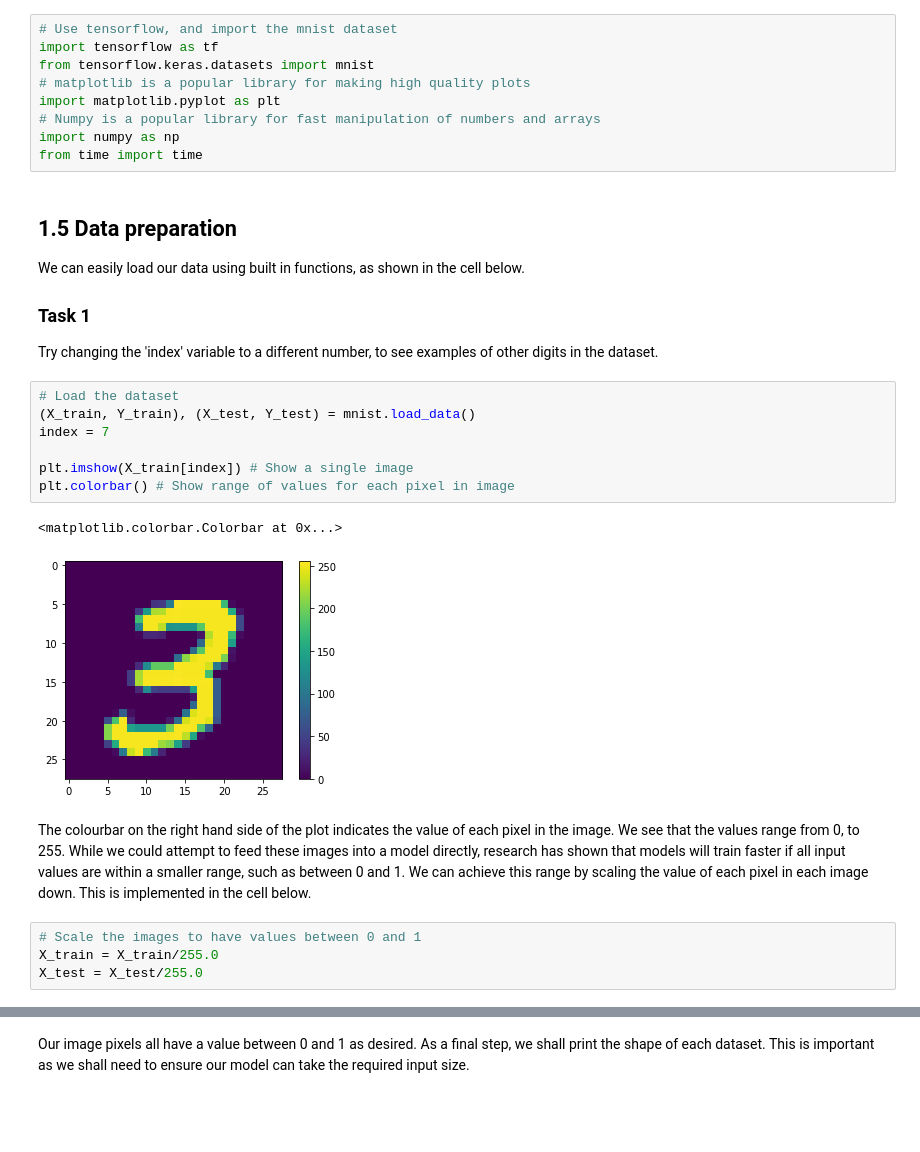
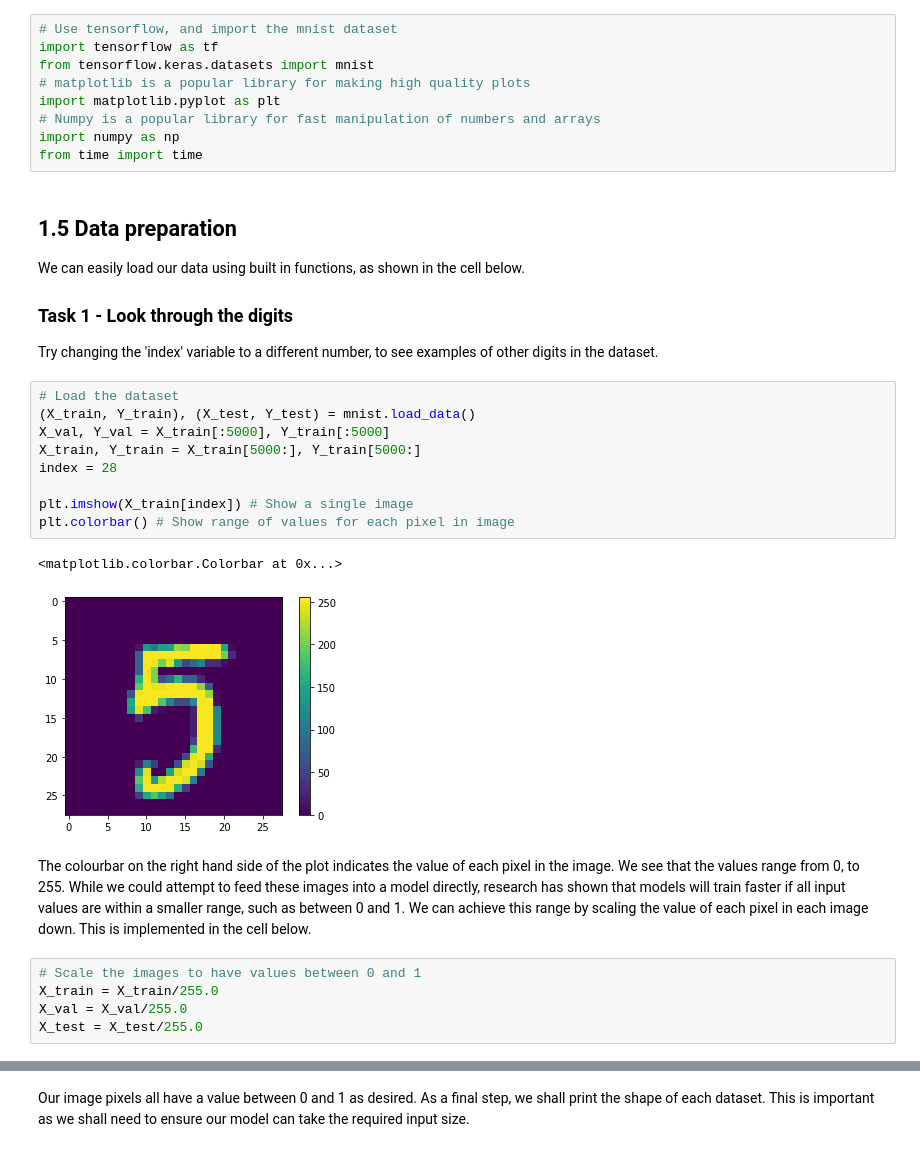
Before and after one commit to nikitapond/in2HEP, a Jupyter notebook: notebooks/MNIST.ipynb, the cells around one changed output, grey strips where cells are left out. Cells and saved outputs as stored; diff of their text form; blank space fills up the shorter version.

```diff
--- a/notebooks/MNIST.ipynb
+++ b/notebooks/MNIST.ipynb
@@ -59,22 +59,25 @@ from time import time
 # %% [markdown]
 ## 1.5 Data preparation
 We can easily load our data using built in functions, as shown in the cell below.
-### Task 1
+### Task 1 - Look through the digits
 Try changing the 'index' variable to a different number, to see examples of other digits in the dataset.
 # %%
 # Load the dataset
 (X_train, Y_train), (X_test, Y_test) = mnist.load_data()
-index = 7
+X_val, Y_val = X_train[:5000], Y_train[:5000]
+X_train, Y_train = X_train[5000:], Y_train[5000:]
+index = 28
 
 plt.imshow(X_train[index]) # Show a single image
 plt.colorbar() # Show range of values for each pixel in image
 # %% [output]
 <matplotlib.colorbar.Colorbar at 0x...>
-[figure, old version]
+[figure, new version]
 # %% [markdown]
 The colourbar on the right hand side of the plot indicates the value of each pixel in the image. We see that the values range from 0, to 255. While we could attempt to feed these images into a model directly, research has shown that models will train faster if all input values are within a smaller range, such as between 0 and 1. We can achieve this range by scaling the value of each pixel in each image down. This is implemented in the cell below.
 # %%
 # Scale the images to have values between 0 and 1
 X_train = X_train/255.0
+X_val = X_val/255.0
 X_test = X_test/255.0
 # %%
```
Also changed, not shown: parts of 46 cells of this notebook, 4 other files.
